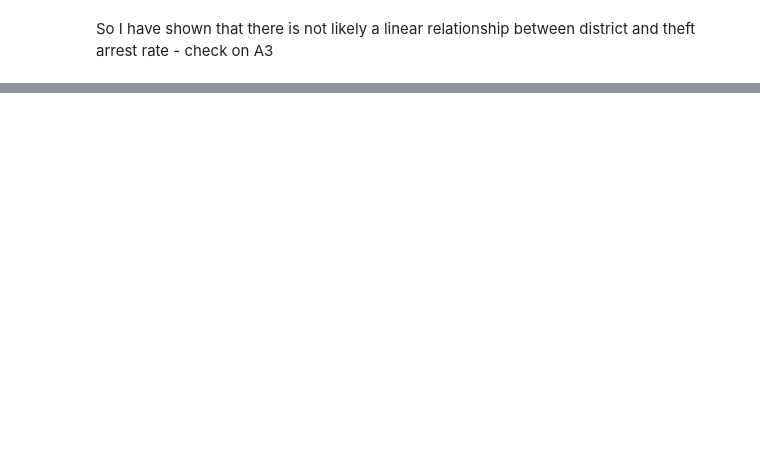
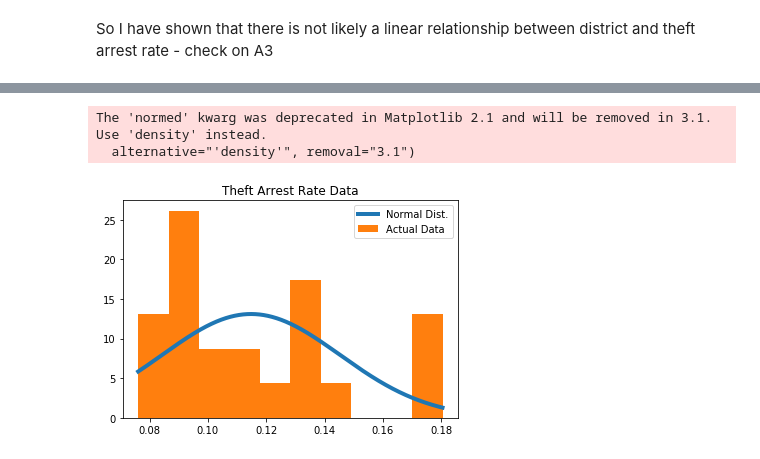
Before and after one commit to COGS108/Projects, a Jupyter notebook: James.ipynb, the cells around one changed output, grey strips where cells are left out. Cells and saved outputs as stored; diff of their text form; code cells hidden in the pictures; blank space fills up the shorter version.

```diff
--- a/James.ipynb
+++ b/James.ipynb
@@ -202,0 +206,4 @@ So I have shown that there is not likely a linear relationship between district
+# %%
+rate_theft = dist_pred_arrest['Theft Arrest Rate'].values
+rate_battery = dist_pred_arrest['Battery Arrest Rate'].values
+rate_damage = dist_pred_arrest['Criminal Damage Arrest Rate'].values
@@ -202,0 +214,12 @@ So I have shown that there is not likely a linear relationship between district
+# %%
+#  This plots a histogram, with the hypothetical normal distribution (with same mean and variance)
+xs = np.arange(rate_theft.min(), rate_theft.max(), 0.00001)
+fit = stats.norm.pdf(xs, np.mean(rate_theft), np.std(rate_theft))
+plt.plot(xs, fit, label='Normal Dist.', lw=4)
+plt.hist(rate_theft, normed=True, label='Actual Data');
+plt.title('Theft Arrest Rate Data')
+plt.legend();
+# %% [output]
+The 'normed' kwarg was deprecated in Matplotlib 2.1 and will be removed in 3.1. Use 'density' instead.
+  alternative="'density'", removal="3.1")
+[figure, added]
```
Also changed, not shown: parts of 30 cells of this notebook, 1 other file.
